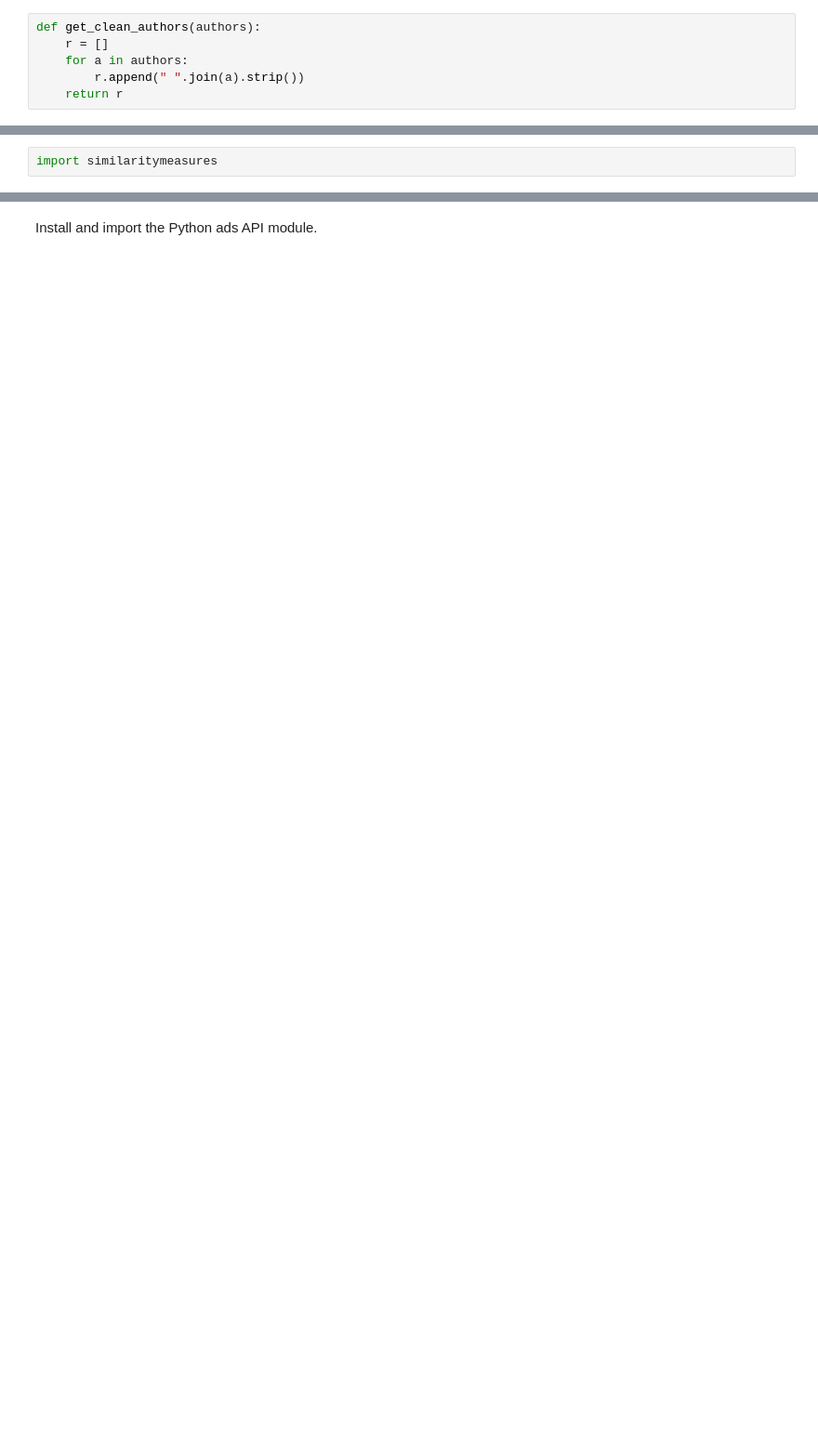
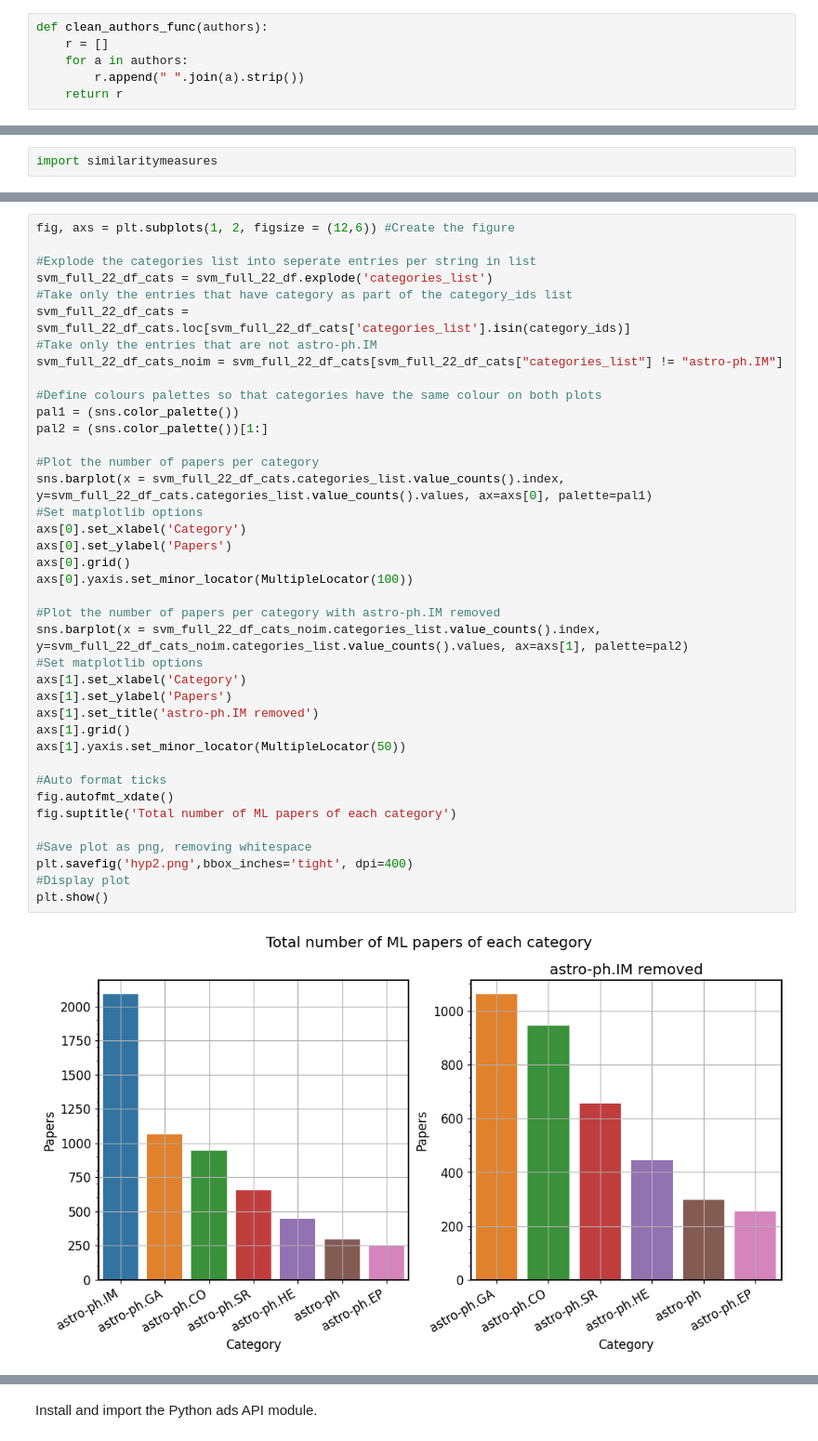
Before and after one commit to TomGervers/arXiv_astro_ML, a Jupyter notebook: arXiv_exploration.ipynb, the cells around one changed output, grey strips where cells are left out. Shown at 93% size. Cells and saved outputs as stored; diff of their text form; blank space fills up the shorter version.

```diff
--- a/arXiv_exploration.ipynb
+++ b/arXiv_exploration.ipynb
@@ -108,7 +109,7 @@ category_ids = ['astro-ph', 'astro-ph.CO', 'astro-ph.EP', 'astro-ph.GA', 'astro-
 # %% [markdown]
 Defining a function that splits the string containing the authors names into a list of authors.
 # %%
-def get_clean_authors(authors):
+def clean_authors_func(authors):
     r = []
     for a in authors:
         r.append(" ".join(a).strip())
@@ -594,0 +508,41 @@ print(mse)
+# %%
+fig, axs = plt.subplots(1, 2, figsize = (12,6)) #Create the figure
+
+#Explode the categories list into seperate entries per string in list
+svm_full_22_df_cats = svm_full_22_df.explode('categories_list')
+#Take only the entries that have category as part of the category_ids list
+svm_full_22_df_cats = svm_full_22_df_cats.loc[svm_full_22_df_cats['categories_list'].isin(category_ids)]
+#Take only the entries that are not astro-ph.IM
+svm_full_22_df_cats_noim = svm_full_22_df_cats[svm_full_22_df_cats["categories_list"] != "astro-ph.IM"]
+
+#Define colours palettes so that categories have the same colour on both plots
+pal1 = (sns.color_palette())
+pal2 = (sns.color_palette())[1:]
+
+#Plot the number of papers per category
+sns.barplot(x = svm_full_22_df_cats.categories_list.value_counts().index, y=svm_full_22_df_cats.categories_list.value_counts().values, ax=axs[0], palette=pal1)
+#Set matplotlib options
+axs[0].set_xlabel('Category')
+axs[0].set_ylabel('Papers')
+axs[0].grid()
+axs[0].yaxis.set_minor_locator(MultipleLocator(100))
+
+#Plot the number of papers per category with astro-ph.IM removed
+sns.barplot(x = svm_full_22_df_cats_noim.categories_list.value_counts().index, y=svm_full_22_df_cats_noim.categories_list.value_counts().values, ax=axs[1], palette=pal2)
+#Set matplotlib options
+axs[1].set_xlabel('Category')
+axs[1].set_ylabel('Papers')
+axs[1].set_title('astro-ph.IM removed')
+axs[1].grid()
+axs[1].yaxis.set_minor_locator(MultipleLocator(50))
+
+#Auto format ticks
+fig.autofmt_xdate()
+fig.suptitle('Total number of ML papers of each category')
+
+#Save plot as png, removing whitespace
+plt.savefig('hyp2.png',bbox_inches='tight', dpi=400)
+#Display plot
+plt.show()
+# %% [output]
+[figure, added]
```
Also changed, not shown: parts of 109 cells of this notebook.
